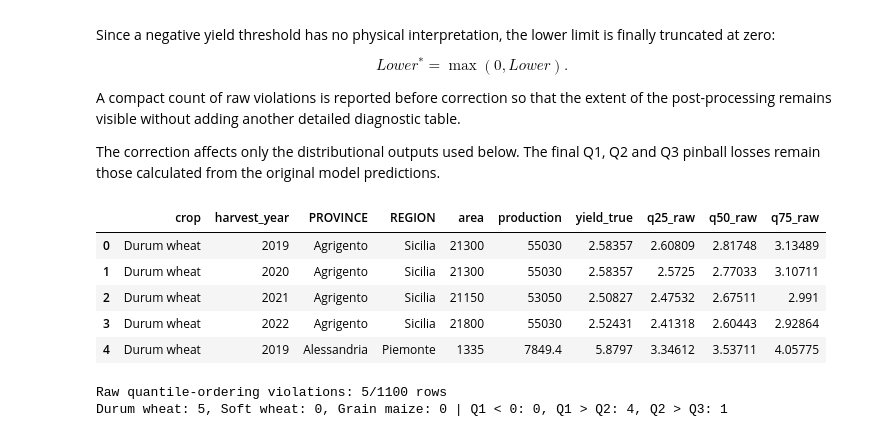
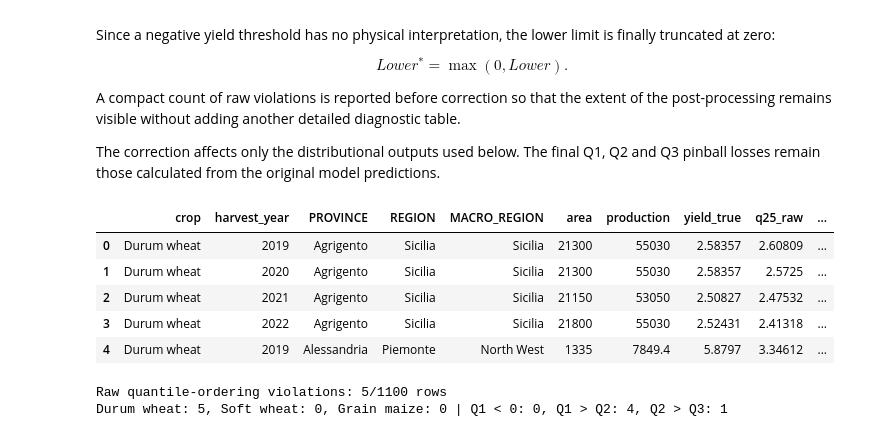
Before and after one commit to AlessioRepetto/agriclimate-intelligence, a Jupyter notebook: notebooks/ML_Quantile_Modelling.ipynb, the cells around one changed output. Cells and saved outputs as stored; diff of their text form; code cells hidden in the pictures.

Commit message:
Updated durum explanation
Added durum models equations in a markdown and explained climate data absence

```diff
--- a/notebooks/ML_Quantile_Modelling.ipynb
+++ b/notebooks/ML_Quantile_Modelling.ipynb
@@ -3147,39 +3147,40 @@ for crop in CROPS:
     final_prediction_frames.append(
         pd.DataFrame({
             "crop": crop,
             "harvest_year": test["harvest_year"].to_numpy(),
             "PROVINCE": test["PROVINCE"].to_numpy(),
             "REGION": test["REGION"].to_numpy(),
+            "MACRO_REGION": test["MACRO_REGION"].to_numpy(),
             "area": test["area"].to_numpy(),
             "production": test["production"].to_numpy(),
             "yield_true": test["yield"].to_numpy(),
 
             # Keep the raw model outputs unchanged for official test scoring.
             "q25_raw": np.asarray(
                 FINAL_PREDICTIONS[crop]["Q1"]
             ),
             "q50_raw": np.asarray(
                 FINAL_PREDICTIONS[crop]["Q2"]
             ),
             "q75_raw": np.asarray(
                 FINAL_PREDICTIONS[crop]["Q3"]
             ),
         })
     )
 
 final_predictions = pd.concat(
     final_prediction_frames,
     ignore_index=True,
 )
 
 display(final_predictions.head())
 # %% [output]
-|  | crop | harvest_year | PROVINCE | REGION | area | production | yield_true | q25_raw | q50_raw | q75_raw |
-| 0 | Durum wheat | 2019 | Agrigento | Sicilia | 21300 | 55030 | 2.58357 | 2.60809 | 2.81748 | 3.13489 |
-| 1 | Durum wheat | 2020 | Agrigento | Sicilia | 21300 | 55030 | 2.58357 | 2.5725 | 2.77033 | 3.10711 |
-| 2 | Durum wheat | 2021 | Agrigento | Sicilia | 21150 | 53050 | 2.50827 | 2.47532 | 2.67511 | 2.991 |
-| 3 | Durum wheat | 2022 | Agrigento | Sicilia | 21800 | 55030 | 2.52431 | 2.41318 | 2.60443 | 2.92864 |
-| 4 | Durum wheat | 2019 | Alessandria | Piemonte | 1335 | 7849.4 | 5.8797 | 3.34612 | 3.53711 | 4.05775 |
+|  | crop | harvest_year | PROVINCE | REGION | MACRO_REGION | area | production | yield_true | q25_raw | ... |
+| 0 | Durum wheat | 2019 | Agrigento | Sicilia | Sicilia | 21300 | 55030 | 2.58357 | 2.60809 | ... |
+| 1 | Durum wheat | 2020 | Agrigento | Sicilia | Sicilia | 21300 | 55030 | 2.58357 | 2.5725 | ... |
+| 2 | Durum wheat | 2021 | Agrigento | Sicilia | Sicilia | 21150 | 53050 | 2.50827 | 2.47532 | ... |
+| 3 | Durum wheat | 2022 | Agrigento | Sicilia | Sicilia | 21800 | 55030 | 2.52431 | 2.41318 | ... |
+| 4 | Durum wheat | 2019 | Alessandria | Piemonte | North West | 1335 | 7849.4 | 5.8797 | 3.34612 | ... |
 # %%
 # Count physical and ordering violations before deterministic post-processing.
 raw_violation_rows = []
```
Also changed, not shown: parts of 5 cells of this notebook.
